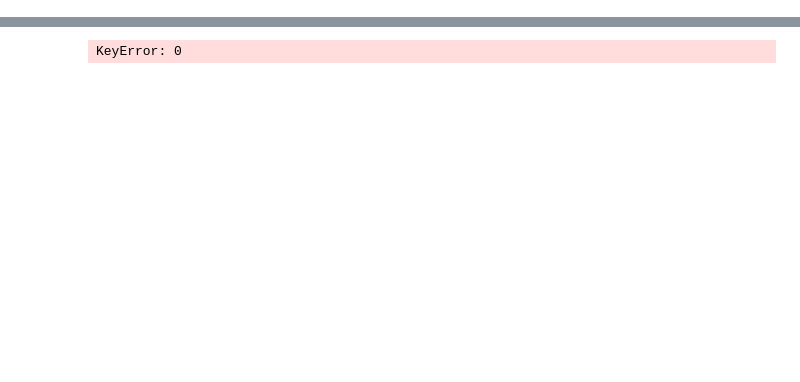
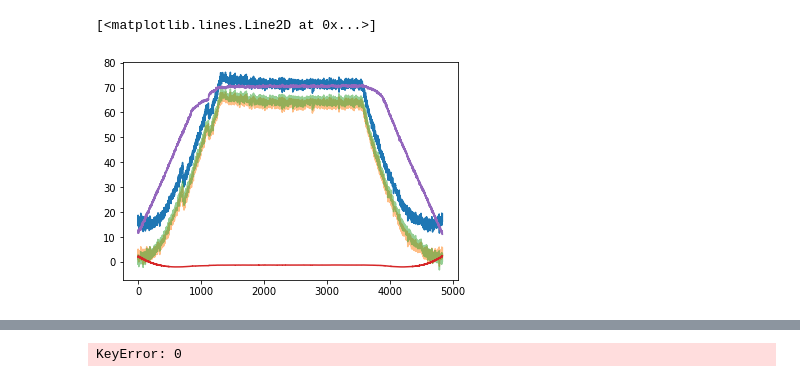
Before and after one commit to kaveeken/tweez-split, a Jupyter notebook: autobook.ipynb, the cells around one changed output, grey strips where cells are left out. Drawn from its saved outputs; the diff is of its cells as text; code cells hidden in the pictures; blank space fills up the shorter version.

```diff
--- a/autobook.ipynb
+++ b/autobook.ipynb
@@ -35,2 +59,15 @@ plt.plot(distance[pulls[2][0]:pulls[2][1]:100] * 100)
+# %%
+pn = 5
+region = slice(pulls[pn][0], pulls[pn][1], 100)
+plt.plot(force[region])
+plt.plot(newforce[region], alpha=0.5)
+plt.plot(newnewforce[region], alpha=0.5)
+plt.plot(newforce[region] - newnewforce[region])
+
+
+plt.plot(distance[pulls[pn][0]:pulls[pn][1]:100] * 100)
+# %% [output]
+[<matplotlib.lines.Line2D at 0x...>]
+[figure, added]
 # %%
 %matplotlib inline
```
Also changed, not shown: parts of 10 cells of this notebook.
